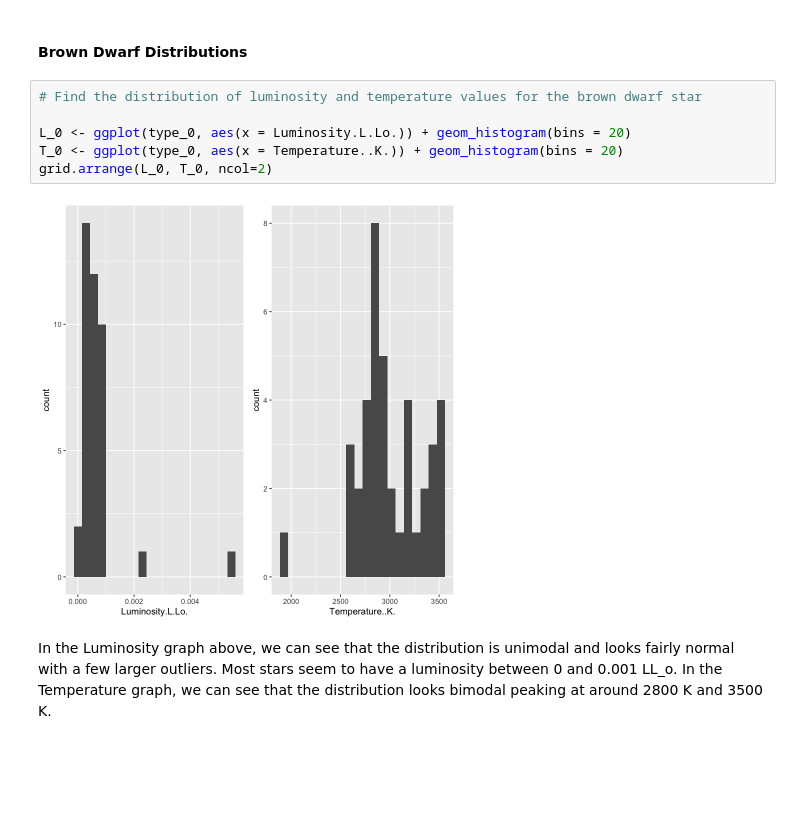
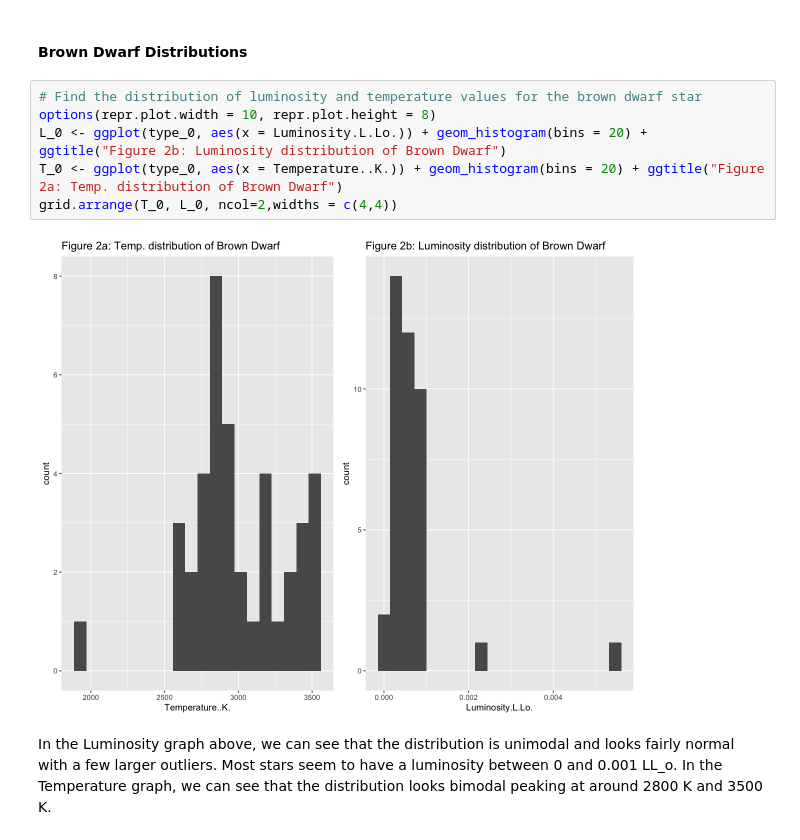
Before and after one commit to dliviya/STAT201-Dwarf_Star_Classification, a Jupyter notebook: analysisNew.ipynb, the cells around one changed output. Saved outputs shown, nothing was run; the diff lists cells and outputs as text; blank space fills up the shorter version.

```diff
--- a/analysisNew.ipynb
+++ b/analysisNew.ipynb
@@ -103,12 +107,12 @@ type_2 <- filter(stars, Star.type == 2)
 #### Brown Dwarf Distributions
 # %%
 # Find the distribution of luminosity and temperature values for the brown dwarf star
-
-L_0 <- ggplot(type_0, aes(x = Luminosity.L.Lo.)) + geom_histogram(bins = 20)
-T_0 <- ggplot(type_0, aes(x = Temperature..K.)) + geom_histogram(bins = 20)
-grid.arrange(L_0, T_0, ncol=2)
+options(repr.plot.width = 10, repr.plot.height = 8)
+L_0 <- ggplot(type_0, aes(x = Luminosity.L.Lo.)) + geom_histogram(bins = 20) + ggtitle("Figure 2b: Luminosity distribution of Brown Dwarf")
+T_0 <- ggplot(type_0, aes(x = Temperature..K.)) + geom_histogram(bins = 20) + ggtitle("Figure 2a: Temp. distribution of Brown Dwarf")
+grid.arrange(T_0, L_0, ncol=2,widths = c(4,4))
 # %% [output]
-[figure, old version]
+[figure, new version]
 # %% [markdown]
 In the Luminosity graph above, we can see that the distribution is unimodal and looks fairly normal with a few larger outliers. Most stars seem to have a luminosity between 0 and 0.001 LL_o. In the Temperature graph, we can see that the distribution looks bimodal peaking at around 2800 K and 3500 K.
 # %% [markdown]
```
Also changed, not shown: parts of 15 cells of this notebook.
